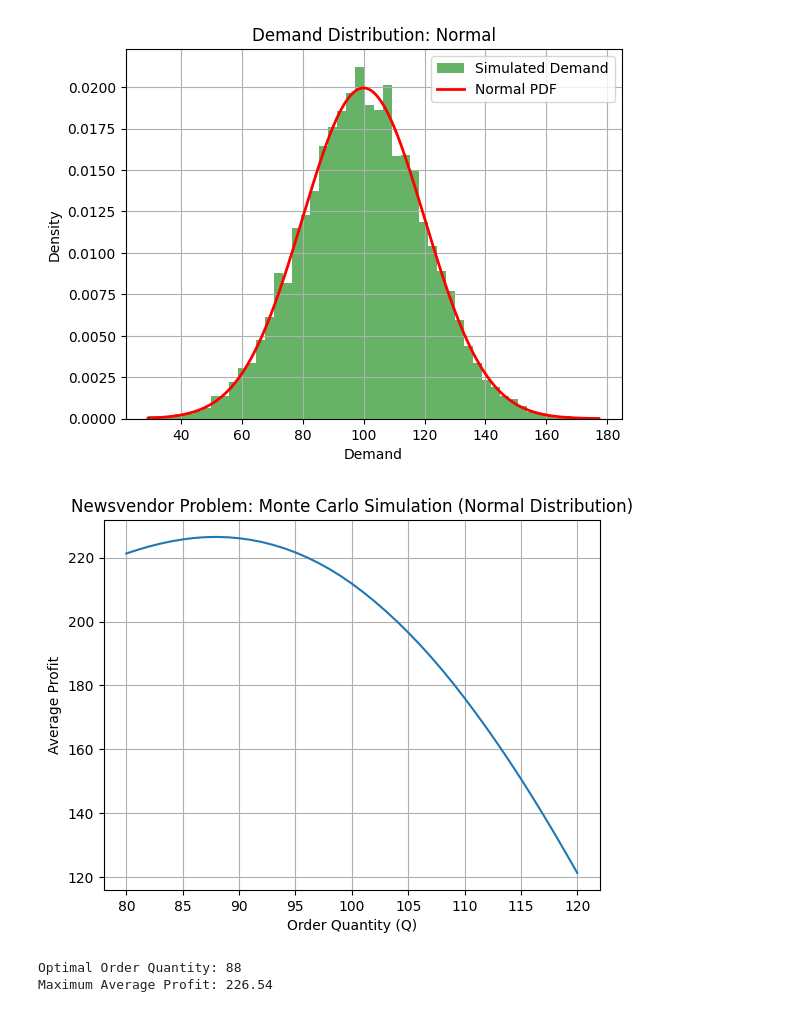
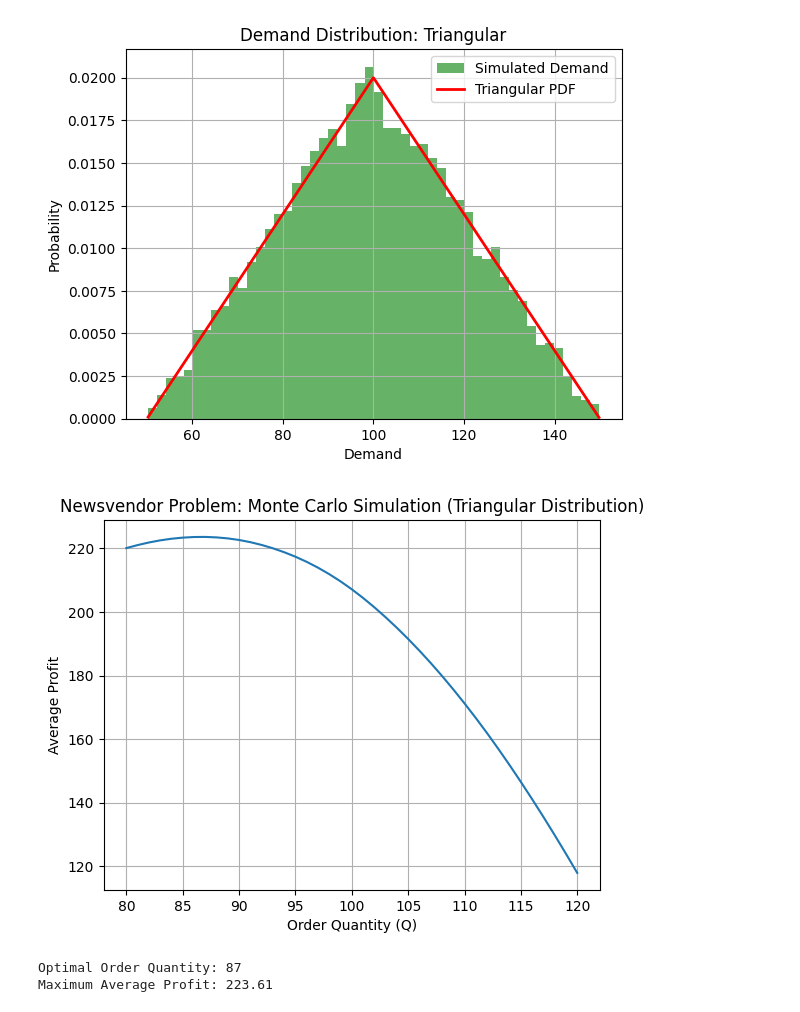
Before and after one commit to camachomauricio/Simulation-ISYE-6644, a Jupyter notebook: JupyterNBs/app_v2.ipynb, the cells around one changed output. Saved outputs shown, nothing was run; the diff lists cells and outputs as text; code cells hidden in the pictures.

```diff
--- a/JupyterNBs/app_v2.ipynb
+++ b/JupyterNBs/app_v2.ipynb
@@ -285,11 +285,11 @@ order_quantities = np.arange(80, 121)
 
 # Define general parameters for the simulation
 iterations = 10000  # Number of iterations for the Monte Carlo simulation
-distribution = 'normal'  # Specify the distribution to use
+distribution = 'triangular'  # Specify the distribution to use
 
 # Define specific parameters for each distribution
 distribution_params = {
-    'normal': {'mu': 100, 'sigma': 20},
+    'normal': {'mu': 100, 'sigma': 50},
     'uniform': {'a': 50, 'b': 150},
     'exponential': {'lam': 1/100},
     'poisson': {'lam': 100},
@@ -297,40 +297,40 @@ distribution_params = {
     'triangular': {'a': 50, 'c': 100, 'b': 150},
     'beta': {'alpha': 2, 'beta': 5},
     'weibull': {'lam': 1.5, 'k': 1.2},
     'geometric': {'p': 0.3},
     'negative_binomial': {'r': 10, 'p': 0.4},
     'bernoulli': {'p': 0.5},
     'binomial': {'n': 10, 'p': 0.5}
 }
 
 # Initialize the LCG with a seed
 lcg = LCG(seed=1234)
 
 # Simulate demand based on the specified distribution and parameters
 demands = simulate_demand(lcg, iterations, distribution, **distribution_params[distribution])
 
 # Plot the simulated demand along with the theoretical distribution
 plot_demand_distribution(demands, distribution, **distribution_params[distribution])
 
 # Calculate the average profit for each order quantity
 # average_profits = [simulate_newsvendor(Q, p,c,v,demands) for Q in order_quantities]
 average_profits = [simulate_newsvendor_with_holding(Q, p,c,h,demands) for Q in order_quantities]
 
 # Plot the newsvendor simulation results
 plt.plot(order_quantities, average_profits)
 plt.xlabel('Order Quantity (Q)')
 plt.ylabel('Average Profit')
 plt.title(f'Newsvendor Problem: Monte Carlo Simulation ({distribution.capitalize()} Distribution)')
 plt.grid(True)
 plt.show()
 # %% [output]
-[figure, old version]
+[figure, new version]
-[figure, old version]
+[figure, new version]
 # %%
 optimal_quantity = order_quantities[np.argmax(average_profits)]
 optimal_profit = max(average_profits)
 print(f"Optimal Order Quantity: {optimal_quantity}")
 print(f"Maximum Average Profit: {optimal_profit:.2f}")
 # %% [output]
-Optimal Order Quantity: 88
-Maximum Average Profit: 226.54
+Optimal Order Quantity: 87
+Maximum Average Profit: 223.61
```
